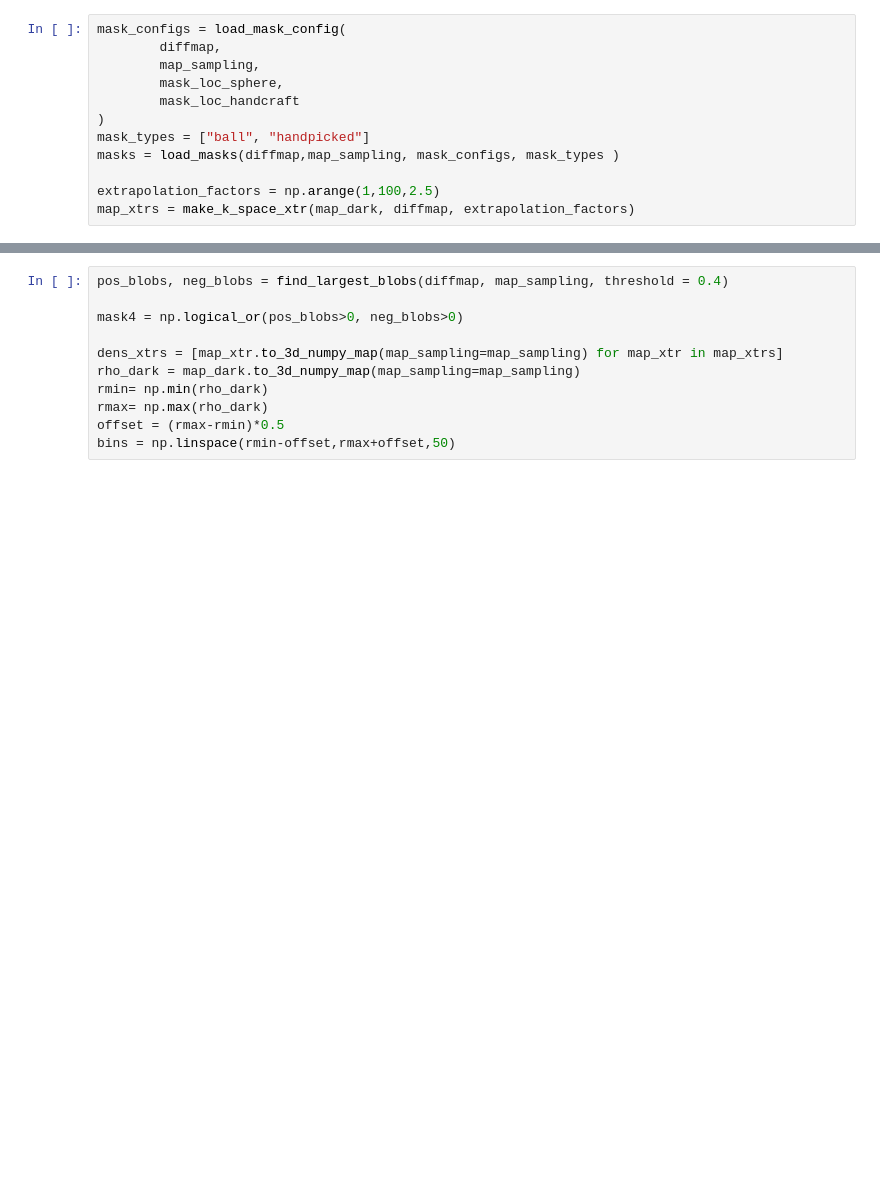
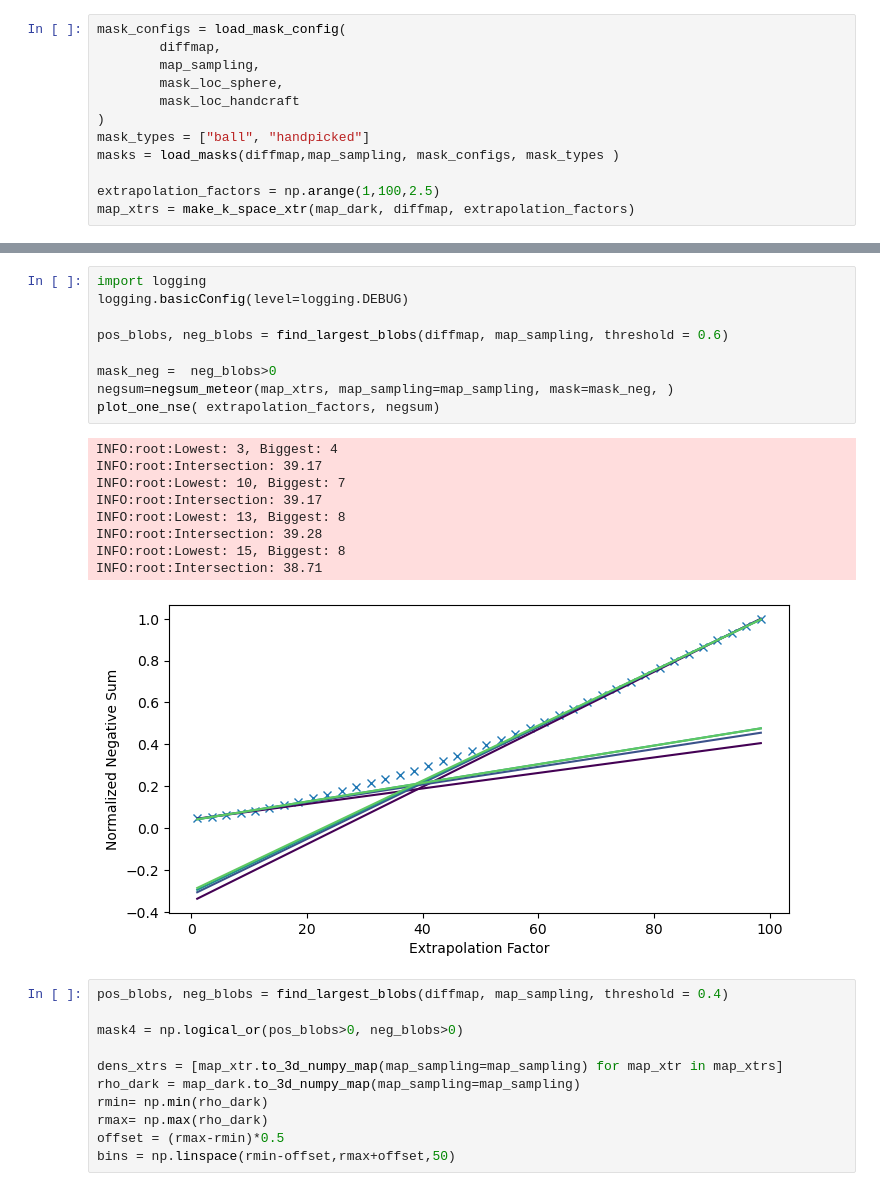
Before and after one commit to cvazz/occupancy-estimation, a Jupyter notebook: photolyase/more_histograms.ipynb, the cells around one changed output, grey strips where cells are left out. Cells and saved outputs as stored; diff of their text form; blank space fills up the shorter version.

```diff
--- a/photolyase/more_histograms.ipynb
+++ b/photolyase/more_histograms.ipynb
@@ -112,3 +186,22 @@ map_xtrs = make_k_space_xtr(map_dark, diffmap, extrapolation_factors)
+# %%
+import logging
+logging.basicConfig(level=logging.DEBUG)
+
+pos_blobs, neg_blobs = find_largest_blobs(diffmap, map_sampling, threshold = 0.6)
+
+mask_neg =  neg_blobs>0
+negsum=negsum_meteor(map_xtrs, map_sampling=map_sampling, mask=mask_neg, )
+plot_one_nse( extrapolation_factors, negsum)
+# %% [output]
+INFO:root:Lowest: 3, Biggest: 4
+INFO:root:Intersection: 39.17
+INFO:root:Lowest: 10, Biggest: 7
+INFO:root:Intersection: 39.17
+INFO:root:Lowest: 13, Biggest: 8
+INFO:root:Intersection: 39.28
+INFO:root:Lowest: 15, Biggest: 8
+INFO:root:Intersection: 38.71
+[figure, added]
 # %%
 pos_blobs, neg_blobs = find_largest_blobs(diffmap, map_sampling, threshold = 0.4)
 
```
Also changed, not shown: parts of 7 cells of this notebook, 4 other files.
